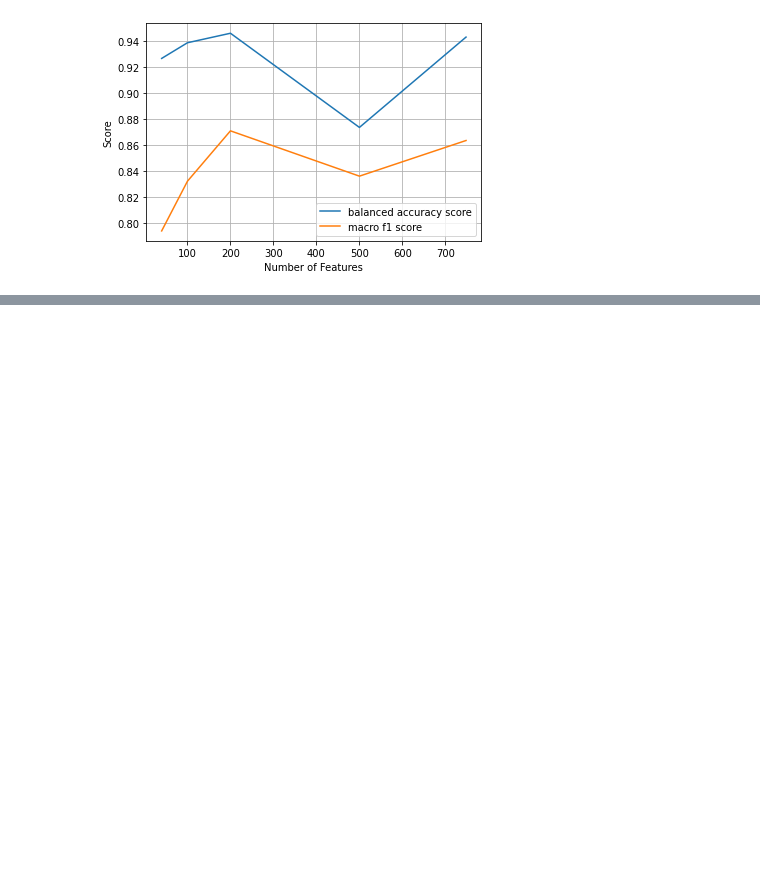
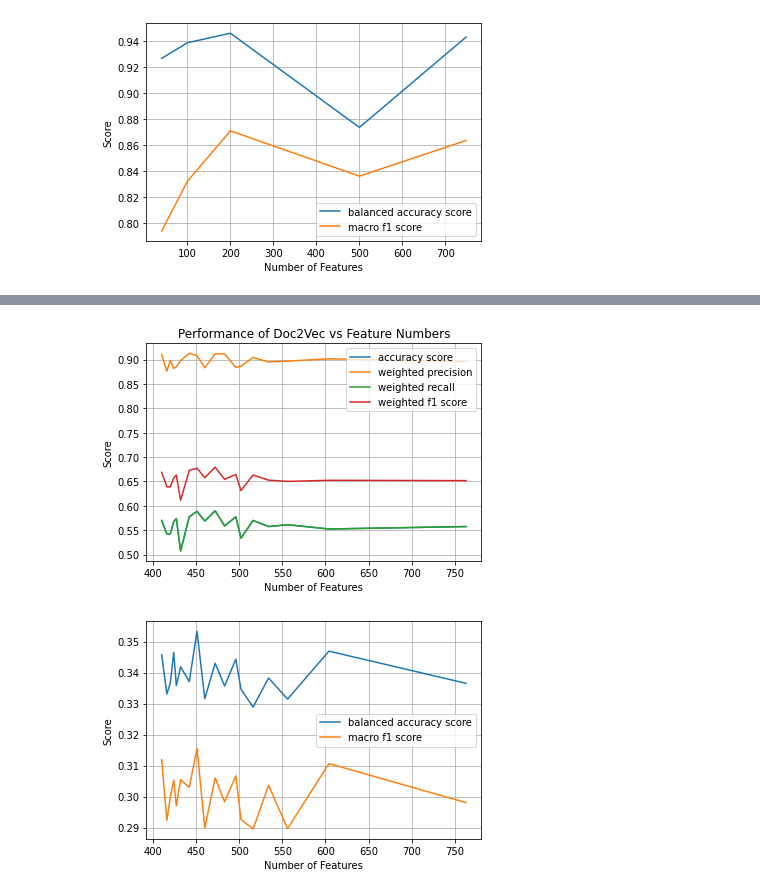
Before and after one commit to AdamWu-330/IntentClassification, a Jupyter notebook: ATIS/ATIS_RF.ipynb, the cells around one changed output, grey strips where cells are left out. Saved outputs shown, nothing was run; the diff lists cells and outputs as text; code cells hidden in the pictures; blank space fills up the shorter version.

```diff
--- a/ATIS/ATIS_RF.ipynb
+++ b/ATIS/ATIS_RF.ipynb
@@ -206,0 +490,6 @@ plt.show()
+# %%
+eval_path='/content/drive/MyDrive/nlp_datasets/ATIS dataset/models/evaluation_rf_d2v.csv'
+plot_feature_graph(model_name='Doc2Vec', eval_path=eval_path, reverse_rows=True)
+# %% [output]
+[figure, added]
+[figure, added]
```
Also changed, not shown: parts of 41 cells of this notebook, 2 other files.
